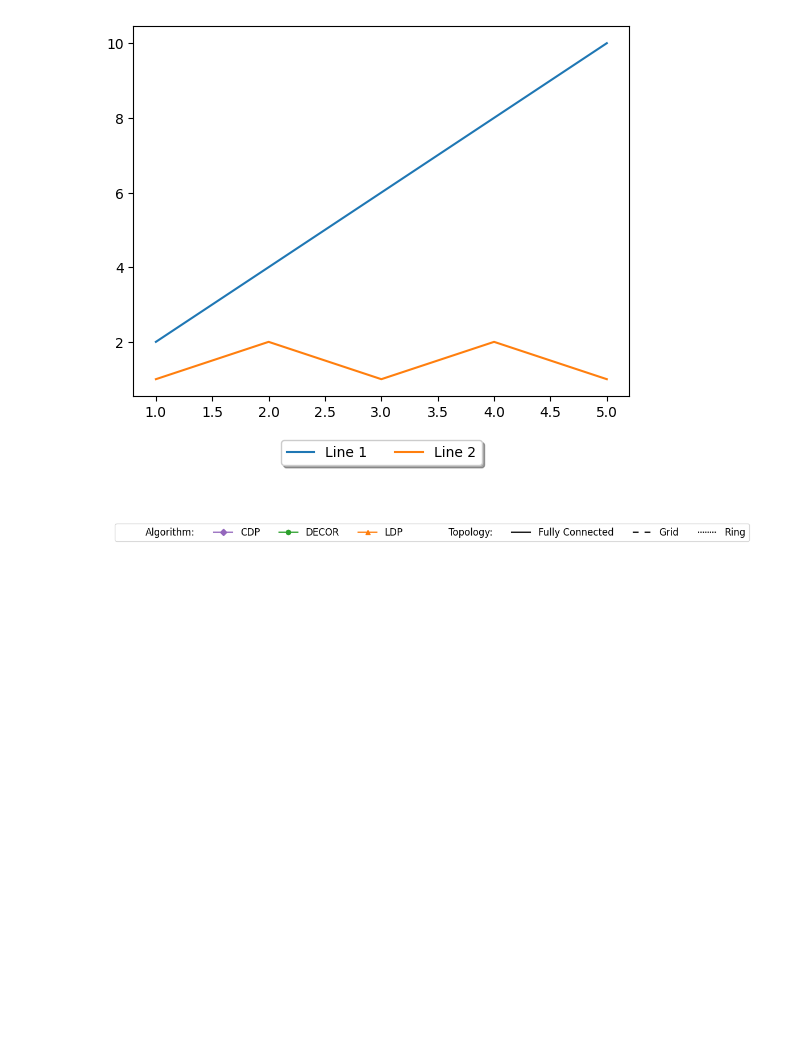
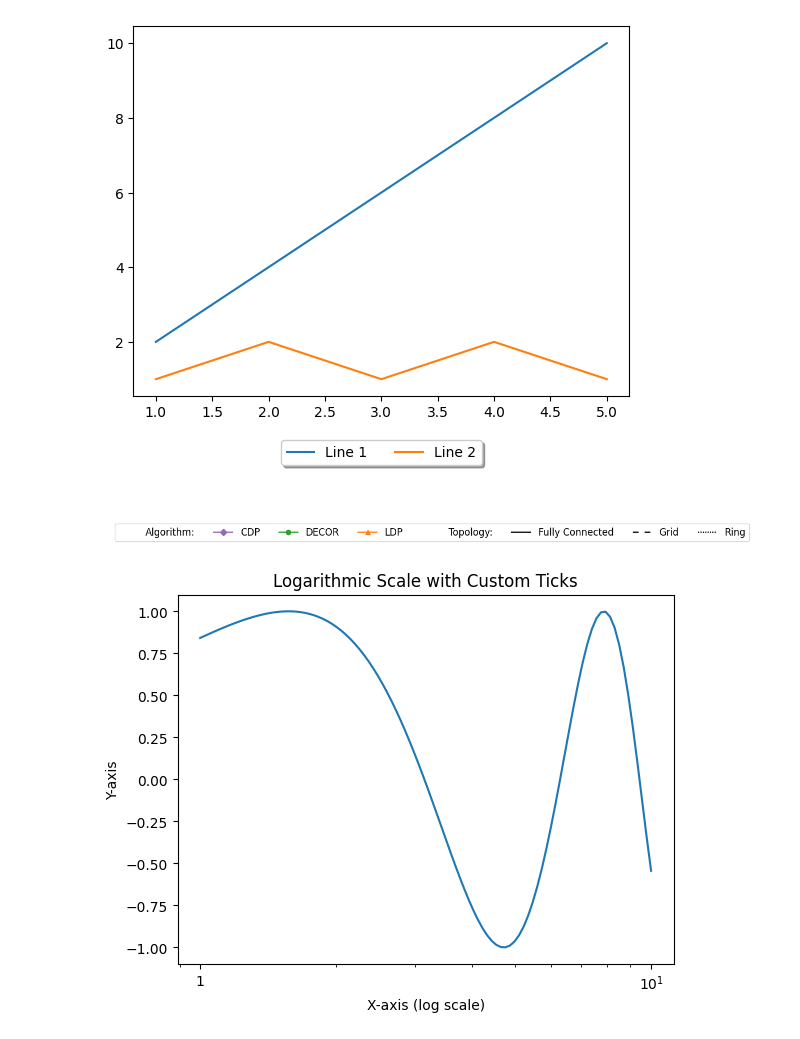
Before and after one commit to elfirdoussilab1/DECOR, a Jupyter notebook: test.ipynb, the cells around one changed output. Drawn from its saved outputs; the diff is of its cells as text; code cells hidden in the pictures; blank space fills up the shorter version.

Commit message:
fixing some details on the plots

```diff
--- a/test.ipynb
+++ b/test.ipynb
@@ -325,3 +325,30 @@ plt.savefig('legend_only_sized.pdf', bbox_inches='tight')
 plt.show()
 # %% [output]
 [figure]
+# %%
+import matplotlib.pyplot as plt
+import numpy as np
+
+# Generate some sample data
+x = np.logspace(0, 1, 100)
+y = np.sin(x)
+
+# Create a figure and axes with a log scale on the x-axis
+fig, ax = plt.subplots()
+ax.semilogx(x, y)
+
+# Set ticks on the x-axis to powers of 10 from 0 to 1
+ticks = [10**i for i in range(0, 2)]
+tick_labels = ['1' if tick == 1 else f'$10^{int(np.log10(tick))}$' for tick in ticks]
+ax.set_xticks(ticks)
+ax.set_xticklabels(tick_labels)
+
+# Optional: Set other plot properties
+ax.set_xlabel('X-axis (log scale)')
+ax.set_ylabel('Y-axis')
+ax.set_title('Logarithmic Scale with Custom Ticks')
+
+# Show the plot
+plt.show()
+# %% [output]
+[figure, added]
```
Also changed, not shown: parts of 1 cell of this notebook, 2 other files.
